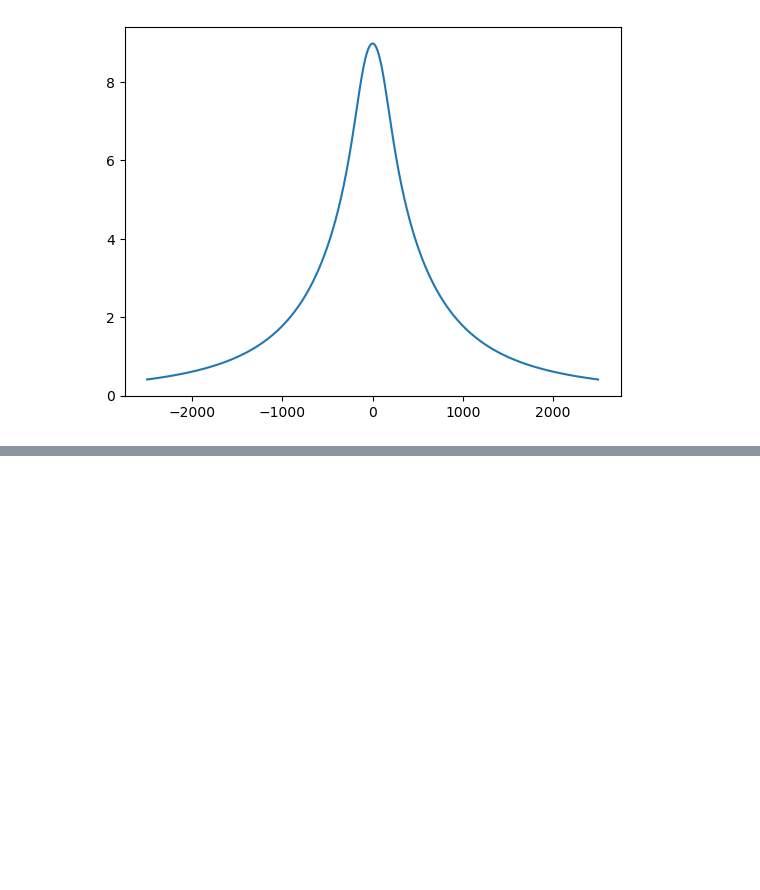
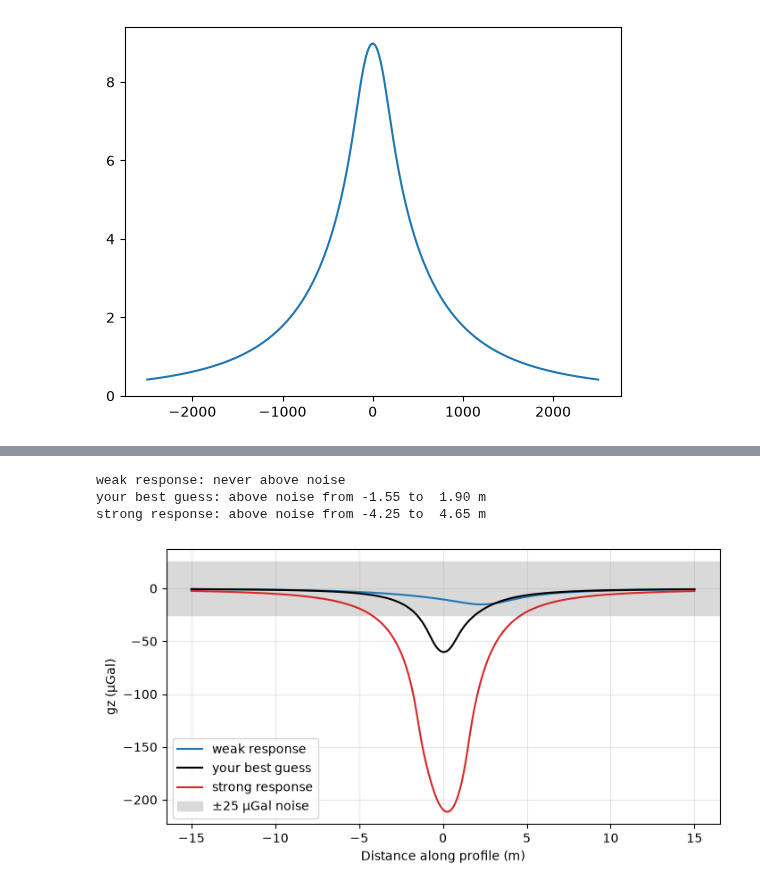
Before and after one commit to rozbking/GPGN318, a Jupyter notebook: Labs/gravity/05-Gravity-Modeling.ipynb, the cells around one changed output, grey strips where cells are left out. Saved outputs shown, nothing was run; the diff lists cells and outputs as text; code cells hidden in the pictures; blank space fills up the shorter version.

```diff
--- a/Labs/gravity/05-Gravity-Modeling.ipynb
+++ b/Labs/gravity/05-Gravity-Modeling.ipynb
@@ -259,0 +376,23 @@ You should all be comfortable with working in markdown for submitting responses
+# %%
+noise = 25  # µGal, EDIT ME
+
+fig, ax = plt.subplots(figsize=(8, 4))
+for k, g in gz_fine.items():
+    ax.plot(x_fine, g, color=colors[k], label=k)
+ax.axhspan(-noise, noise, color='0.85', label=f'±{noise} µGal noise')
+ax.set_xlabel('Distance along profile (m)')
+ax.set_ylabel('gz (µGal)')
+ax.legend()
+ax.grid(alpha=0.3)
+
+for k, g in gz_fine.items():
+    above = x_fine[np.abs(g) > noise]
+    if above.size:
+        print(f"{k:>6}: above noise from {above.min():5.2f} to {above.max():5.2f} m")
+    else:
+        print(f"{k:>6}: never above noise")
+# %% [output]
+weak response: never above noise
+your best guess: above noise from -1.55 to  1.90 m
+strong response: above noise from -4.25 to  4.65 m
+[figure, added]
```
Also changed, not shown: parts of 65 cells of this notebook.
